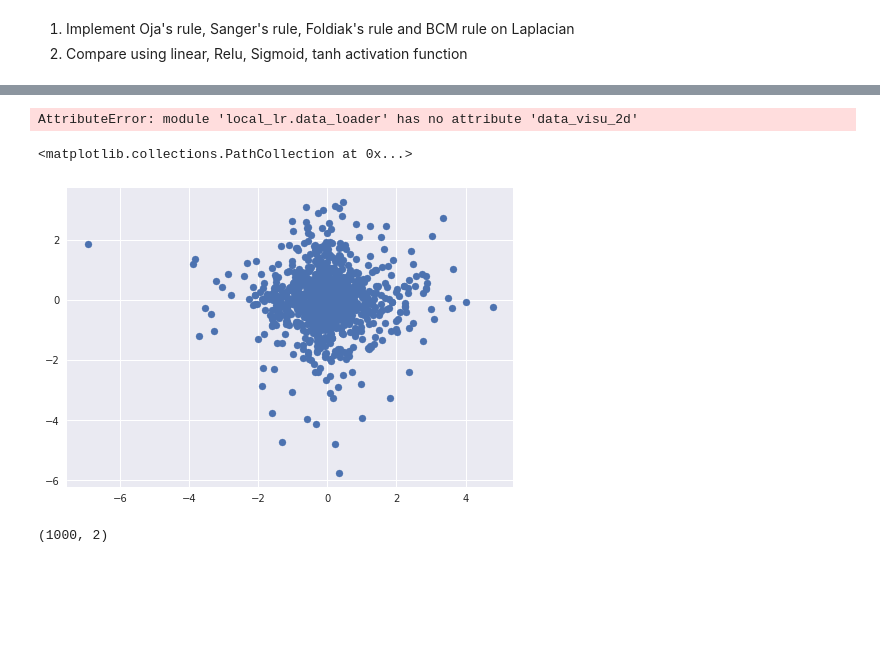
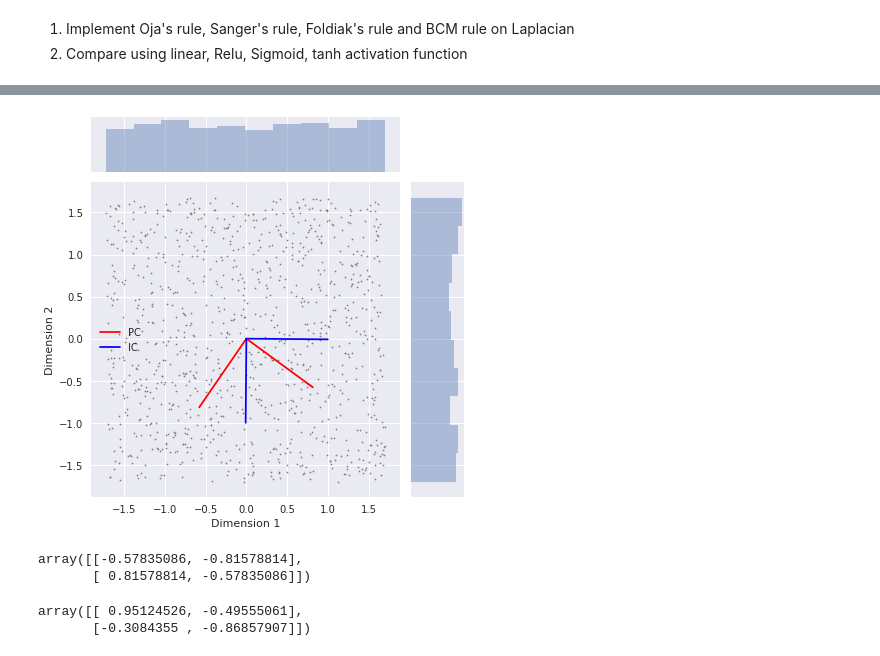
Before and after one commit to ShuangLiBCM/local_lr_unsup, a Jupyter notebook: notebooks/Local_lr_feature_extraction_uniform.ipynb, the cells around one changed output, grey strips where cells are left out. Cells and saved outputs as stored; diff of their text form; code cells hidden in the pictures; blank space fills up the shorter version.

```diff
--- a/notebooks/Local_lr_feature_extraction_uniform.ipynb
+++ b/notebooks/Local_lr_feature_extraction_uniform.ipynb
@@ -57,22 +41,0 @@ inspect.getsourcelines(data_loader)
-# %%
-# Obtain PCA and ICA components
-from sklearn.decomposition import PCA
-from sklearn.decomposition import FastICA
-import pandas as pd
-
-pca = PCA(n_components=2)
-pca.fit_transform(data)
-PC2 = pca.components_
-
-data_loader.data_visu_2d(data)
-# %% [output]
-AttributeError: module 'local_lr.data_loader' has no attribute 'data_visu_2d'
-# %%
-form local_lr.data_loader import
-# %% [output]
-<matplotlib.collections.PathCollection at 0x...>
-[figure, removed]
-# %%
-data.shape
-# %% [output]
-(1000, 2)
@@ -84,0 +42,36 @@ data.shape
+# %%
+from sklearn.preprocessing import StandardScaler
+
+scaler = StandardScaler(with_std=False)
+data_scaled = scaler.fit_transform(data)
+
+from sklearn.decomposition import PCA
+from sklearn.decomposition import FastICA
+
+df = pd.DataFrame({'x': data_scaled[:, 0], 'y': data_scaled[:, 1]})
+g = sns.jointplot(x="x", y="y", data=df)
+g.plot_joint(plt.scatter, c="gray", s=10, linewidth=.1, marker=".")
+g.ax_joint.collections[0].set_alpha(0)
+g.set_axis_labels("Dimension 1", "Dimension 2")
+
+n_components = 2
+pca = PCA(n_components)
+pca.fit_transform(data_scaled)
+PC2 = pca.components_
+
+ica = FastICA(n_components)
+ica.fit_transform(data_scaled)
+IC2 = ica.components_
+IC_norm = np.sqrt(np.sum(np.square(IC2), keepdims=True, axis=1))
+IC2 = IC2/IC_norm
+
+for i in range(n_components):
+    if i == 0:
+        plt.plot([0,PC2[i,0]], [0,PC2[i,1]], 'r', label='PC')
+        plt.plot([0,IC2[i,0]], [0,IC2[i,1]], 'b', label='IC')
+    else:
+        plt.plot([0,PC2[i,0]], [0,PC2[i,1]], 'r')
+        plt.plot([0,IC2[i,0]], [0,IC2[i,1]], 'b')
+    plt.legend()
+# %% [output]
+[figure, added]
@@ -84,0 +103,10 @@ data.shape
+# %%
+PC2
+# %% [output]
+array([[-0.57835086, -0.81578814],
+       [ 0.81578814, -0.57835086]])
+# %%
+w_final[None]
+# %% [output]
+array([[ 0.95124526, -0.49555061],
+       [-0.3084355 , -0.86857907]])
```
Also changed, not shown: parts of 21 cells of this notebook, 2 other files.
